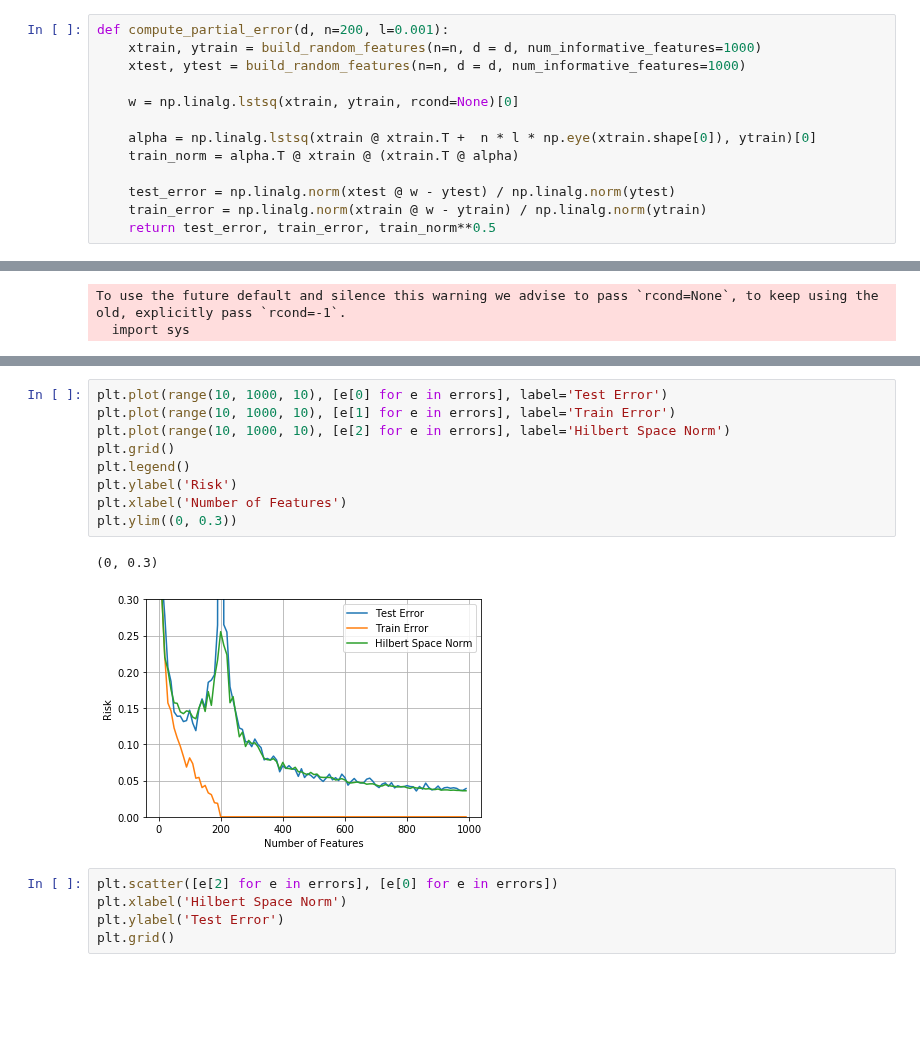
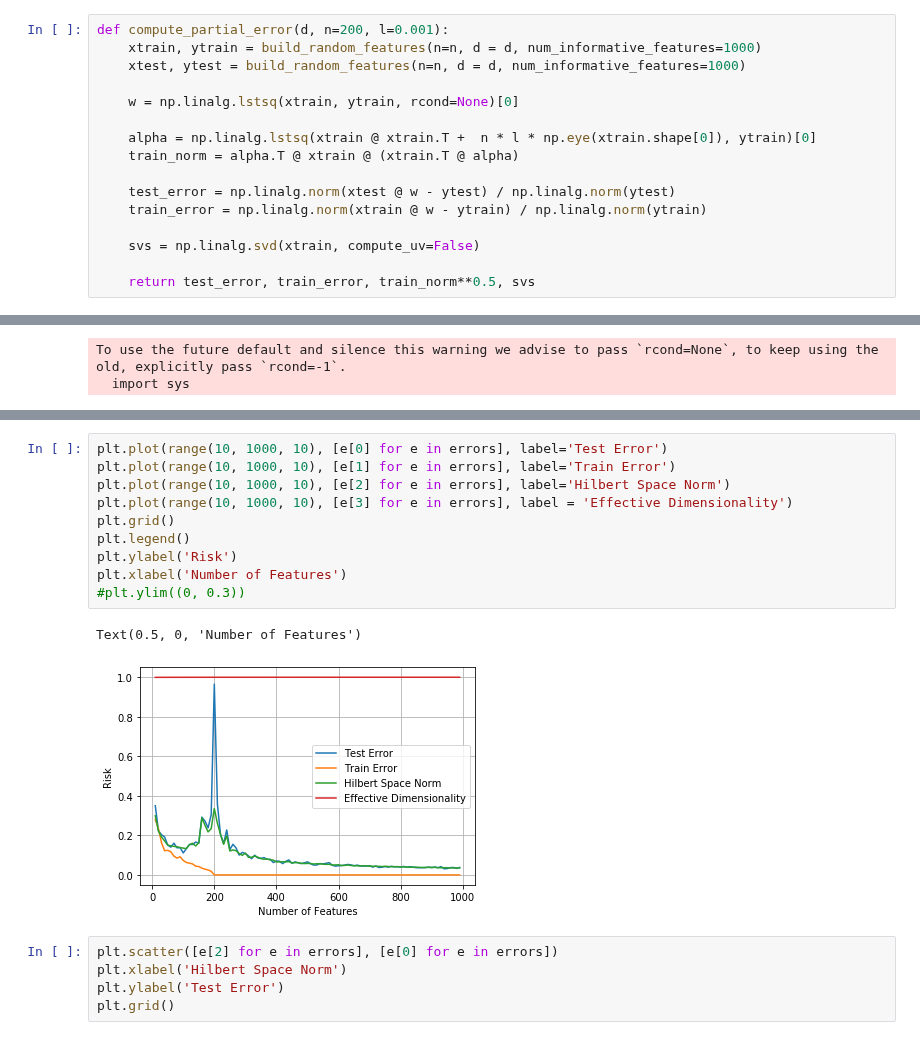
Before and after one commit to g-benton/hessian-eff-dim, a Jupyter notebook: Notebooks/random_features_nb.ipynb, the cells around one changed output, grey strips where cells are left out. Drawn from its saved outputs; the diff is of its cells as text; blank space fills up the shorter version.

```diff
--- a/Notebooks/random_features_nb.ipynb
+++ b/Notebooks/random_features_nb.ipynb
@@ -26,7 +26,10 @@ def compute_partial_error(d, n=200, l=0.001):
 
     test_error = np.linalg.norm(xtest @ w - ytest) / np.linalg.norm(ytest)
     train_error = np.linalg.norm(xtrain @ w - ytrain) / np.linalg.norm(ytrain)
-    return test_error, train_error, train_norm**0.5
+
+    svs = np.linalg.svd(xtrain, compute_uv=False)
+
+    return test_error, train_error, train_norm**0.5, svs
 # %%
 errors = [compute_partial_error(d) for d in range(10, 1000, 10)]
 # %% [output]
@@ -35,15 +47,16 @@ To use the future default and silence this warning we advise to pass `rcond=None
 # %%
 plt.plot(range(10, 1000, 10), [e[0] for e in errors], label='Test Error')
 plt.plot(range(10, 1000, 10), [e[1] for e in errors], label='Train Error')
 plt.plot(range(10, 1000, 10), [e[2] for e in errors], label='Hilbert Space Norm')
+plt.plot(range(10, 1000, 10), [e[3] for e in errors], label = 'Effective Dimensionality')
 plt.grid()
 plt.legend()
 plt.ylabel('Risk')
 plt.xlabel('Number of Features')
-plt.ylim((0, 0.3))
+#plt.ylim((0, 0.3))
 # %% [output]
-(0, 0.3)
+Text(0.5, 0, 'Number of Features')
-[figure, old version]
+[figure, new version]
 # %%
 plt.scatter([e[2] for e in errors], [e[0] for e in errors])
 plt.xlabel('Hilbert Space Norm')
```
Also changed, not shown: parts of 2 cells of this notebook.
